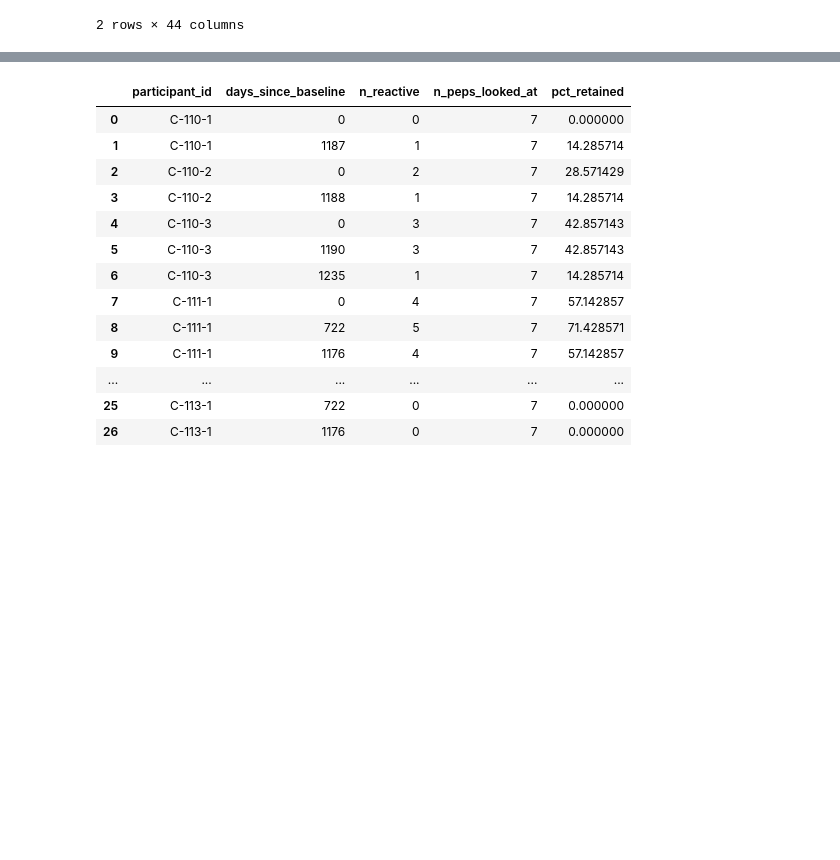
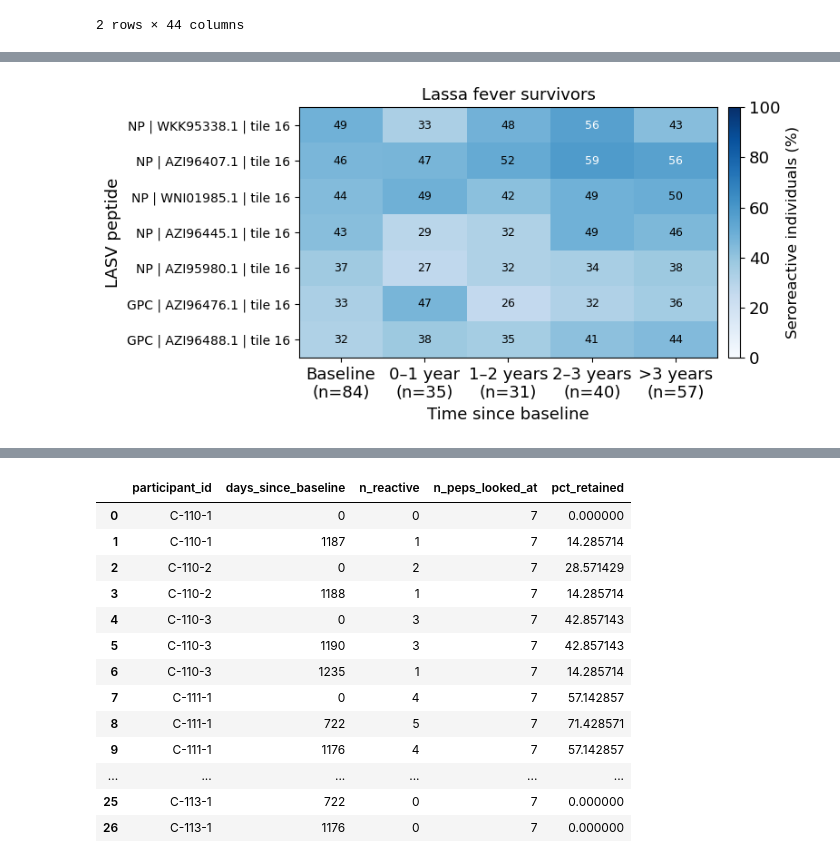
Before and after one commit to sporak577/lasv_phipseq_2026, a Jupyter notebook: longitudinal_LASV_analysis.ipynb, the cells around one changed output, grey strips where cells are left out. Saved outputs shown, nothing was run; the diff lists cells and outputs as text; code cells hidden in the pictures; blank space fills up the shorter version.

```diff
--- a/longitudinal_LASV_analysis.ipynb
+++ b/longitudinal_LASV_analysis.ipynb
@@ -83,0 +128,6 @@ long_lasv_hits['reactive'] = long_lasv_hits['z_score'] > 3
+# %%
+lasv_long["year_bin"] = np.floor( #floor forces to go down to the integer below
+    lasv_long["years_since_baseline"] + 0.5
+).astype(int)
+
+lasv_long["year_bin"].value_counts().sort_index()
@@ -83,0 +451,68 @@ long_lasv_hits['reactive'] = long_lasv_hits['z_score'] > 3
+# %%
+heat_surv_main = heat_surv.loc[
+    heat_surv["Baseline"] >= 30
+].copy()
+
+heat_surv_main = heat_surv_main.sort_values(
+    "Baseline",
+    ascending=False
+)
+# %%
+fig, ax = plt.subplots(
+    figsize=(8, max(4, len(heat_surv_main) * 0.5))
+)
+
+im = ax.imshow( #this is the matplotlib command that displays a 2D array as an image
+    heat_surv_main.values,
+    aspect="auto",
+    interpolation="nearest",
+    cmap='Blues',
+    vmin=0,
+    vmax=100
+)
+
+vals = heat_surv_main.values
+
+for i in range(vals.shape[0]):
+    for j in range(vals.shape[1]):
+        v = vals[i, j]
+        if np.isnan(v):
+            continue
+        ax.text(
+            j, i, f"{v:.0f}",
+            ha="center", va="center",
+            fontsize=9,
+            color="white" if v > 55 else "black"
+        )
+
+
+xlabels = [
+    f"{col}\n(n={n_surv_bin.get(col, 0)})"
+    for col in heat_surv_main.columns
+]
+
+ax.set_xticks(range(len(heat_surv_main.columns)))
+ax.set_xticklabels(xlabels)
+
+ax.set_yticks(range(len(heat_surv_main.index)))
+ax.set_yticklabels(
+    [short_lasv_label(x) for x in heat_surv_main.index],
+    fontsize=10
+)
+
+ax.set_xlabel("Time since baseline", fontsize=13)
+ax.set_ylabel("LASV peptide", fontsize=13)
+ax.set_title("Lassa fever survivors", fontsize=13)
+
+ax.set_xticklabels(xlabels, fontsize=13)
+
+cbar = fig.colorbar(im, ax=ax, pad=0.02)
+cbar.ax.tick_params(labelsize=13)
+cbar.set_label("Seroreactive individuals (%)", fontsize=12)
+
+plt.tight_layout()
+
+plt.savefig('./svg_figures/longitudinal_heatmap_top_peps_survivors.svg', format='svg')
+plt.show()
+# %% [output]
+[figure, added]
```
Also changed, not shown: parts of 66 cells of this notebook, 44 other files.
